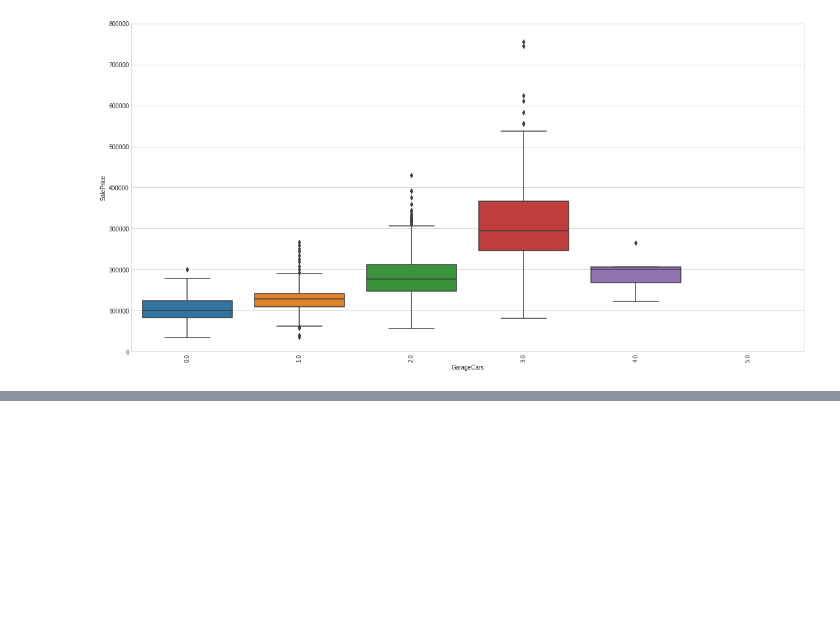
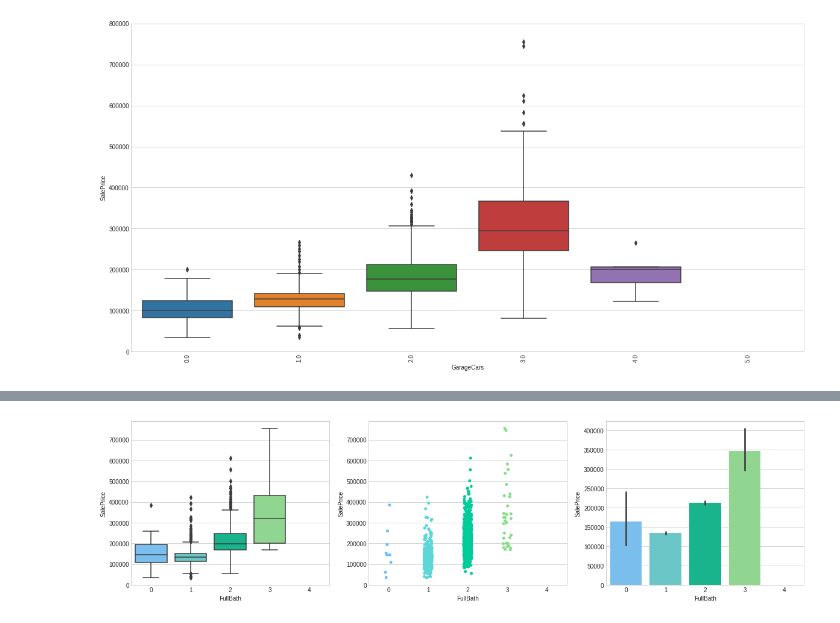
Before and after one commit to villafue/Capstone_1-_Predict_House_Prices, a Jupyter notebook: House_Price.ipynb, the cells around one changed output, grey strips where cells are left out. Saved outputs shown, nothing was run; the diff lists cells and outputs as text; code cells hidden in the pictures; blank space fills up the shorter version.

```diff
--- a/House_Price.ipynb
+++ b/House_Price.ipynb
@@ -640,0 +681,19 @@ AttributeError: ignored
+# %%
+var = 'FullBath'
+data = pd.concat([train['SalePrice'], all[var]], axis=1)
+# plt.subplots(figsize=(30, 30))
+plt.subplots(figsize =(20, 5))
+
+plt.subplot(1, 3, 1)
+sns.boxplot(x=var, y="SalePrice", data=data, palette = mycols)
+fig.axis(xmin=0, xmax=2);
+
+plt.subplot(1, 3, 2)
+sns.stripplot(x=var, y="SalePrice", data=data, size = 5, jitter = True, palette = mycols)
+fig.axis(xmin=0, xmax=3);
+
+plt.subplot(1, 3, 3)
+sns.barplot(x=var, y="SalePrice", data=data, palette = mycols)
+fig.axis(xmin=0, xmax=3);
+# %% [output]
+[figure, added]
```
Also changed, not shown: parts of 18 cells of this notebook.
